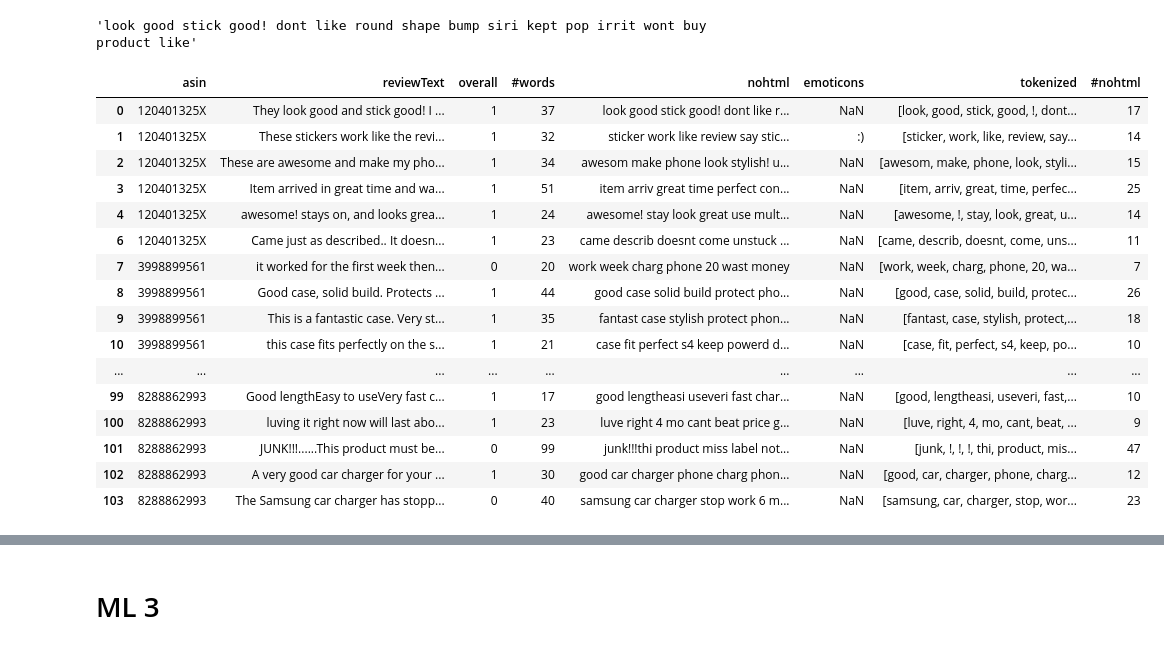
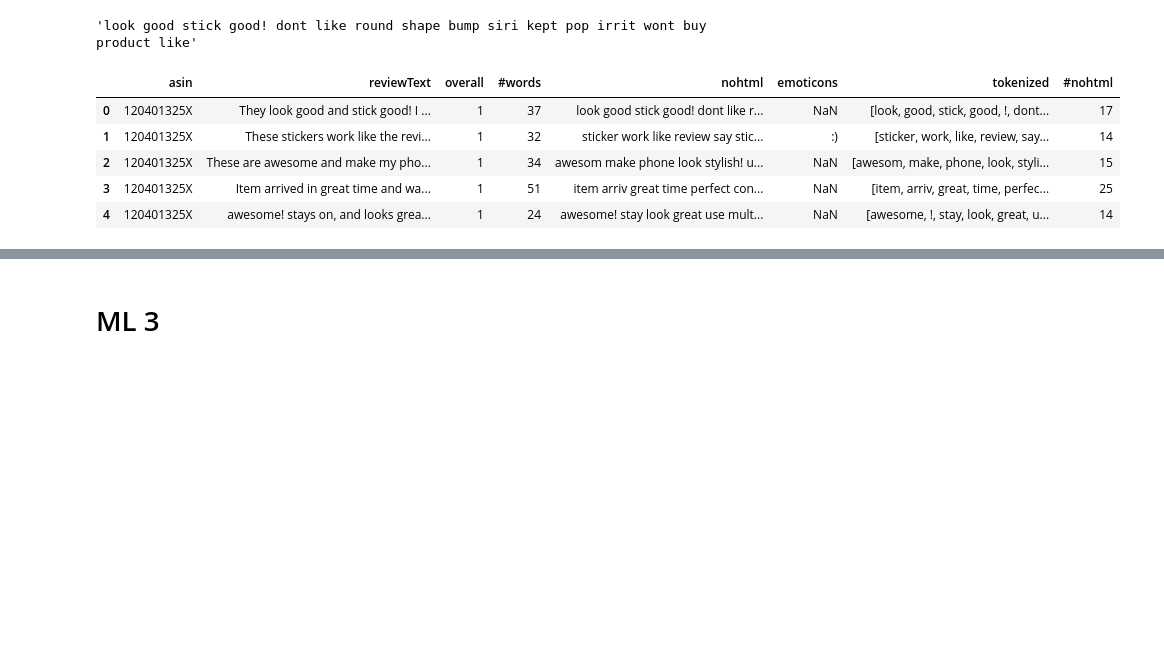
Before and after one commit to DevvratSingh/Data-Science-Projects, a Jupyter notebook: sentimentAnalysis_CellPhone_Amazon.ipynb, the cells around one changed output, grey strips where cells are left out. Cells and saved outputs as stored; diff of their text form; code cells hidden in the pictures; blank space fills up the shorter version.

```diff
--- a/sentimentAnalysis_CellPhone_Amazon.ipynb
+++ b/sentimentAnalysis_CellPhone_Amazon.ipynb
@@ -321,25 +321,14 @@ df['nohtml'][0]
 # %% [output]
 'look good stick good! dont like round shape bump siri kept pop irrit wont buy product like'
 # %%
-df.head(100)
+df.head(5)
 # %% [output]
 |  | asin | reviewText | overall | #words | nohtml | emoticons | tokenized | #nohtml |
 | 0 | 120401325X | They look good and stick good! I ... | 1 | 37 | look good stick good! dont like r... | NaN | [look, good, stick, good, !, dont... | 17 |
 | 1 | 120401325X | These stickers work like the revi... | 1 | 32 | sticker work like review say stic... | :) | [sticker, work, like, review, say... | 14 |
 | 2 | 120401325X | These are awesome and make my pho... | 1 | 34 | awesom make phone look stylish! u... | NaN | [awesom, make, phone, look, styli... | 15 |
 | 3 | 120401325X | Item arrived in great time and wa... | 1 | 51 | item arriv great time perfect con... | NaN | [item, arriv, great, time, perfec... | 25 |
 | 4 | 120401325X | awesome! stays on, and looks grea... | 1 | 24 | awesome! stay look great use mult... | NaN | [awesome, !, stay, look, great, u... | 14 |
-| 6 | 120401325X | Came just as described.. It doesn... | 1 | 23 | came describ doesnt come unstuck ... | NaN | [came, describ, doesnt, come, uns... | 11 |
-| 7 | 3998899561 | it worked for the first week then... | 0 | 20 | work week charg phone 20 wast money | NaN | [work, week, charg, phone, 20, wa... | 7 |
-| 8 | 3998899561 | Good case, solid build. Protects ... | 1 | 44 | good case solid build protect pho... | NaN | [good, case, solid, build, protec... | 26 |
-| 9 | 3998899561 | This is a fantastic case. Very st... | 1 | 35 | fantast case stylish protect phon... | NaN | [fantast, case, stylish, protect,... | 18 |
-| 10 | 3998899561 | this case fits perfectly on the s... | 1 | 21 | case fit perfect s4 keep powerd d... | NaN | [case, fit, perfect, s4, keep, po... | 10 |
-| ... | ... | ... | ... | ... | ... | ... | ... | ... |
-| 99 | 8288862993 | Good lengthEasy to useVery fast c... | 1 | 17 | good lengtheasi useveri fast char... | NaN | [good, lengtheasi, useveri, fast,... | 10 |
-| 100 | 8288862993 | luving it right now will last abo... | 1 | 23 | luve right 4 mo cant beat price g... | NaN | [luve, right, 4, mo, cant, beat, ... | 9 |
-| 101 | 8288862993 | JUNK!!!......This product must be... | 0 | 99 | junk!!!thi product miss label not... | NaN | [junk, !, !, !, thi, product, mis... | 47 |
-| 102 | 8288862993 | A very good car charger for your ... | 1 | 30 | good car charger phone charg phon... | NaN | [good, car, charger, phone, charg... | 12 |
-| 103 | 8288862993 | The Samsung car charger has stopp... | 0 | 40 | samsung car charger stop work 6 m... | NaN | [samsung, car, charger, stop, wor... | 23 |
 # %%
 ###################################################TF-IDF##############################################################
 # %%
```
Also changed, not shown: parts of 3 cells of this notebook.
